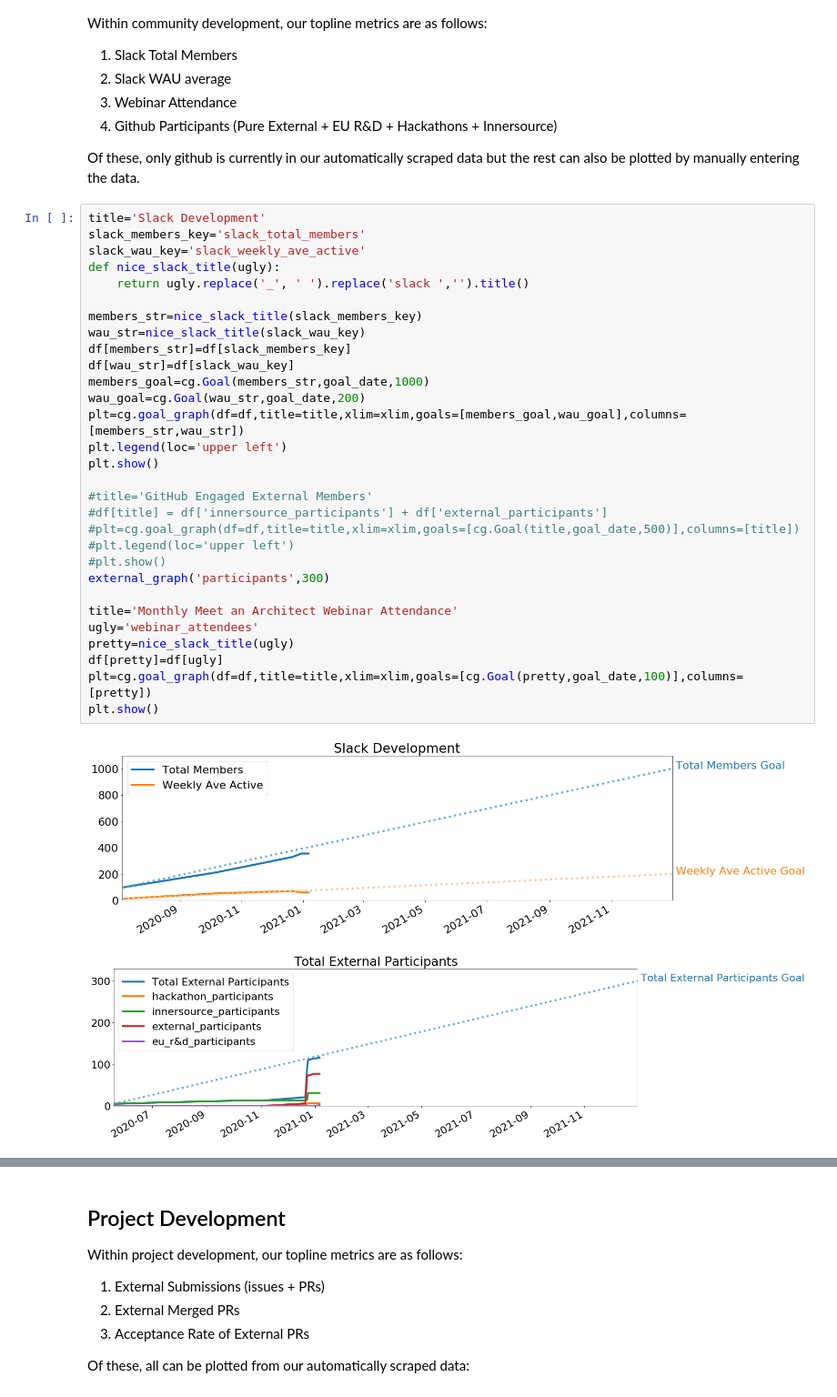
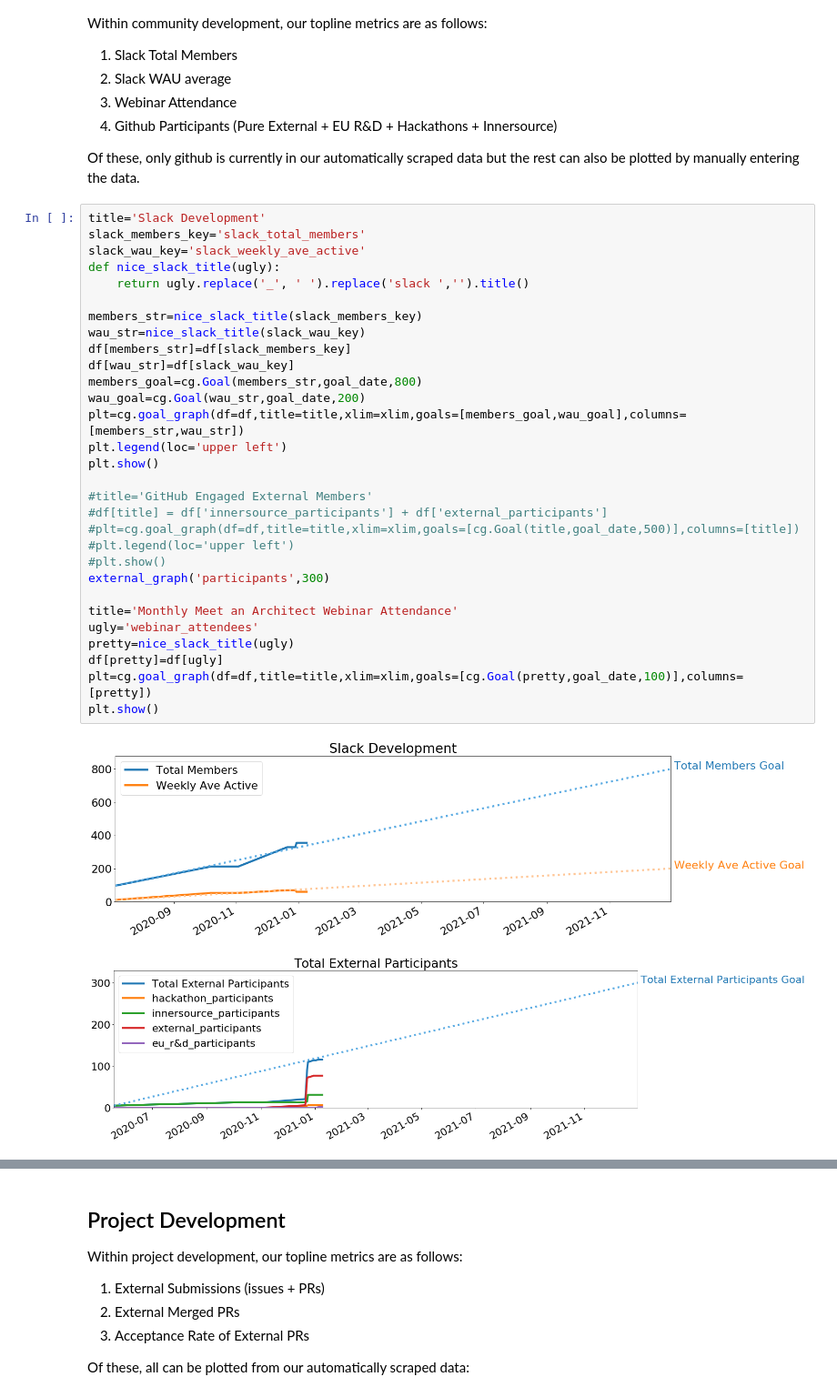
Before and after one commit to Seagate/cortx, a Jupyter notebook: metrics/CORTX_Metrics_Topline_Report.ipynb, the cells around one changed output, grey strips where cells are left out. Shown: that part at 91% size. Cells and saved outputs as stored; diff of their text form.

```diff
--- a/metrics/CORTX_Metrics_Topline_Report.ipynb
+++ b/metrics/CORTX_Metrics_Topline_Report.ipynb
@@ -99,33 +97,33 @@ Of these, only github is currently in our automatically scraped data but the res
 # %%
 title='Slack Development'
 slack_members_key='slack_total_members'
 slack_wau_key='slack_weekly_ave_active'
 def nice_slack_title(ugly):
     return ugly.replace('_', ' ').replace('slack ','').title()
 
 members_str=nice_slack_title(slack_members_key)
 wau_str=nice_slack_title(slack_wau_key)
 df[members_str]=df[slack_members_key]
 df[wau_str]=df[slack_wau_key]
-members_goal=cg.Goal(members_str,goal_date,1000)
+members_goal=cg.Goal(members_str,goal_date,800)
 wau_goal=cg.Goal(wau_str,goal_date,200)
 plt=cg.goal_graph(df=df,title=title,xlim=xlim,goals=[members_goal,wau_goal],columns=[members_str,wau_str])
 plt.legend(loc='upper left')
 plt.show()
 
 #title='GitHub Engaged External Members'
 #df[title] = df['innersource_participants'] + df['external_participants']
 #plt=cg.goal_graph(df=df,title=title,xlim=xlim,goals=[cg.Goal(title,goal_date,500)],columns=[title])
 #plt.legend(loc='upper left')
 #plt.show()
 external_graph('participants',300)
 
 title='Monthly Meet an Architect Webinar Attendance'
 ugly='webinar_attendees'
 pretty=nice_slack_title(ugly)
 df[pretty]=df[ugly]
 plt=cg.goal_graph(df=df,title=title,xlim=xlim,goals=[cg.Goal(pretty,goal_date,100)],columns=[pretty])
 plt.show()
 # %% [output]
-[figure, old version]
+[figure, new version]
 [figure]
```
Also changed, not shown: parts of 5 cells of this notebook, 1 other file.
